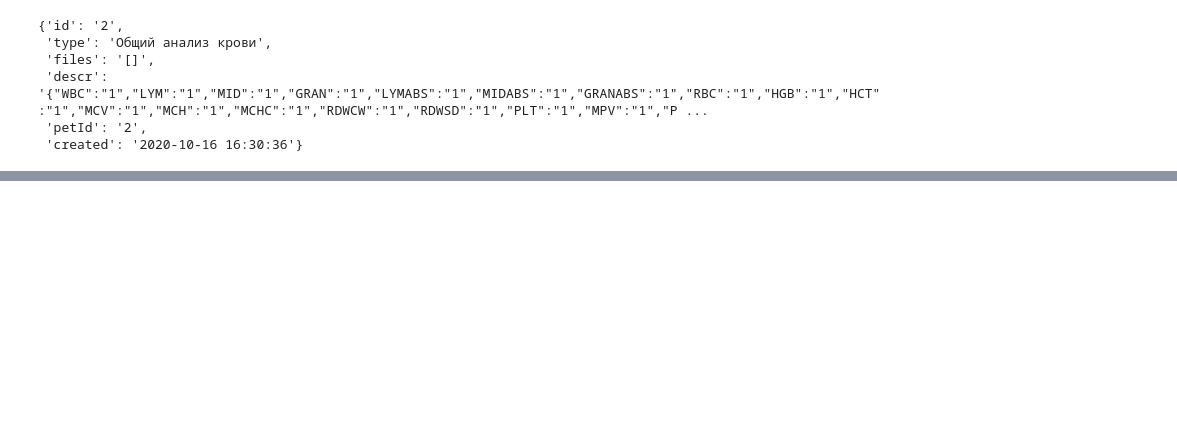
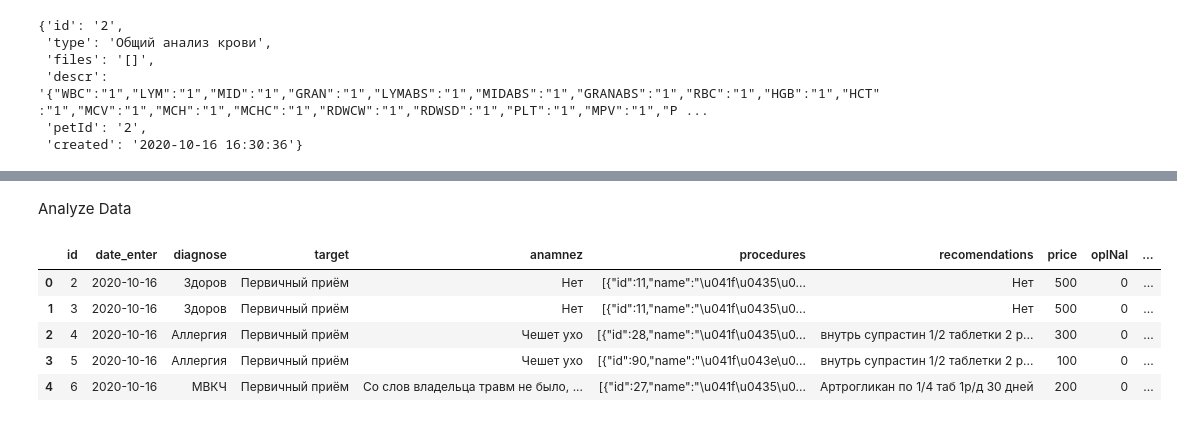
Before and after one commit to PaaAngk/VKR-Vet-app, a Jupyter notebook: portDB.ipynb, the cells around one changed output, grey strips where cells are left out. Saved outputs shown, nothing was run; the diff lists cells and outputs as text; code cells hidden in the pictures; blank space fills up the shorter version.

```diff
--- a/portDB.ipynb
+++ b/portDB.ipynb
@@ -587,3 +577,16 @@ with conn:
     with conn.cursor() as cursor:
         cursor.executemany('INSERT INTO public."AnalyzesResearch" VALUES (%s, %s, %s, %s, %s) ON CONFLICT DO NOTHING', newDataTurple)
         conn.commit()
+# %% [markdown]
+Analyze Data
+# %%
+import pandas as pd
+df = pd.DataFrame(bac['enters'])
+df.head()
+# %% [output]
+|  | id | date_enter | diagnose | target | anamnez | procedures | recomendations | price | oplNal | ... |
+| 0 | 2 | 2020-10-16 | Здоров | Первичный приём | Нет | [{"id":11,"name":"\u041f\u0435\u0... | Нет | 500 | 0 | ... |
+| 1 | 3 | 2020-10-16 | Здоров | Первичный приём | Нет | [{"id":11,"name":"\u041f\u0435\u0... | Нет | 500 | 0 | ... |
+| 2 | 4 | 2020-10-16 | Аллергия | Первичный приём | Чешет ухо | [{"id":28,"name":"\u041f\u0435\u0... | внутрь супрастин 1/2 таблетки 2 р... | 300 | 0 | ... |
+| 3 | 5 | 2020-10-16 | Аллергия | Первичный приём | Чешет ухо | [{"id":90,"name":"\u041f\u043e\u0... | внутрь супрастин 1/2 таблетки 2 р... | 100 | 0 | ... |
+| 4 | 6 | 2020-10-16 | МВКЧ | Первичный приём | Со слов владельца травм не было, ... | [{"id":27,"name":"\u041f\u0435\u0... | Артрогликан по 1/4 таб 1р/д 30 дней | 200 | 0 | ... |
```
Also changed, not shown: parts of 20 cells of this notebook, 42 other files.
